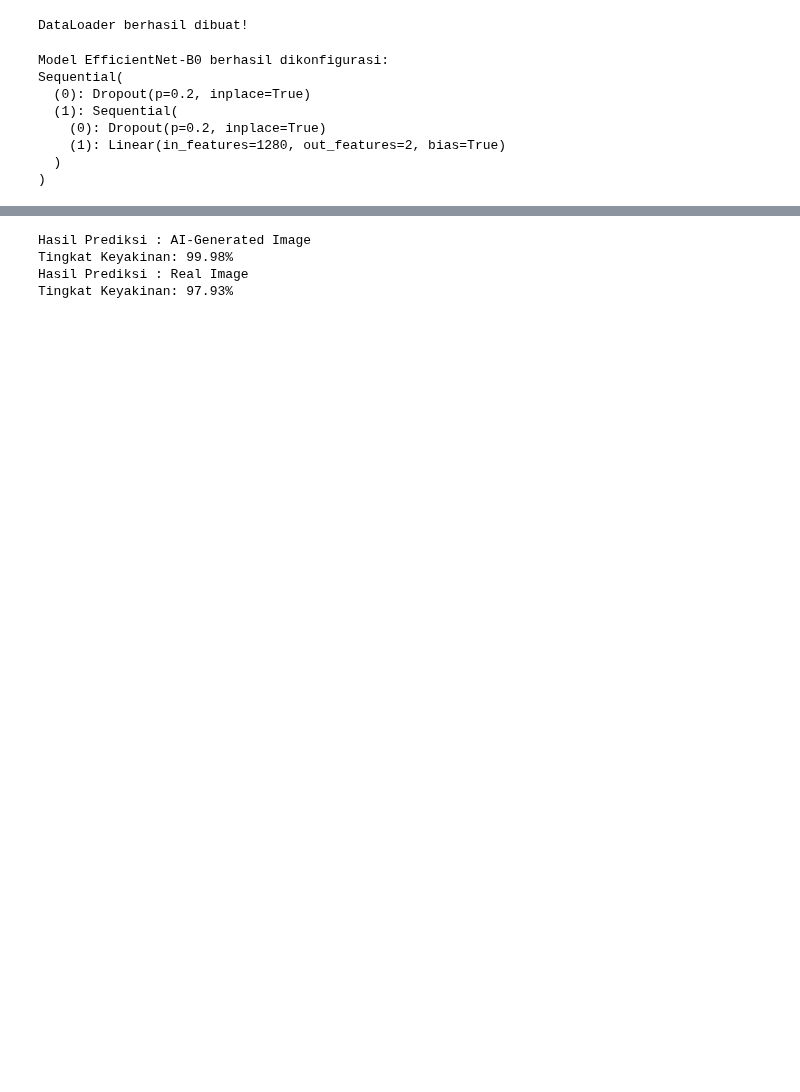
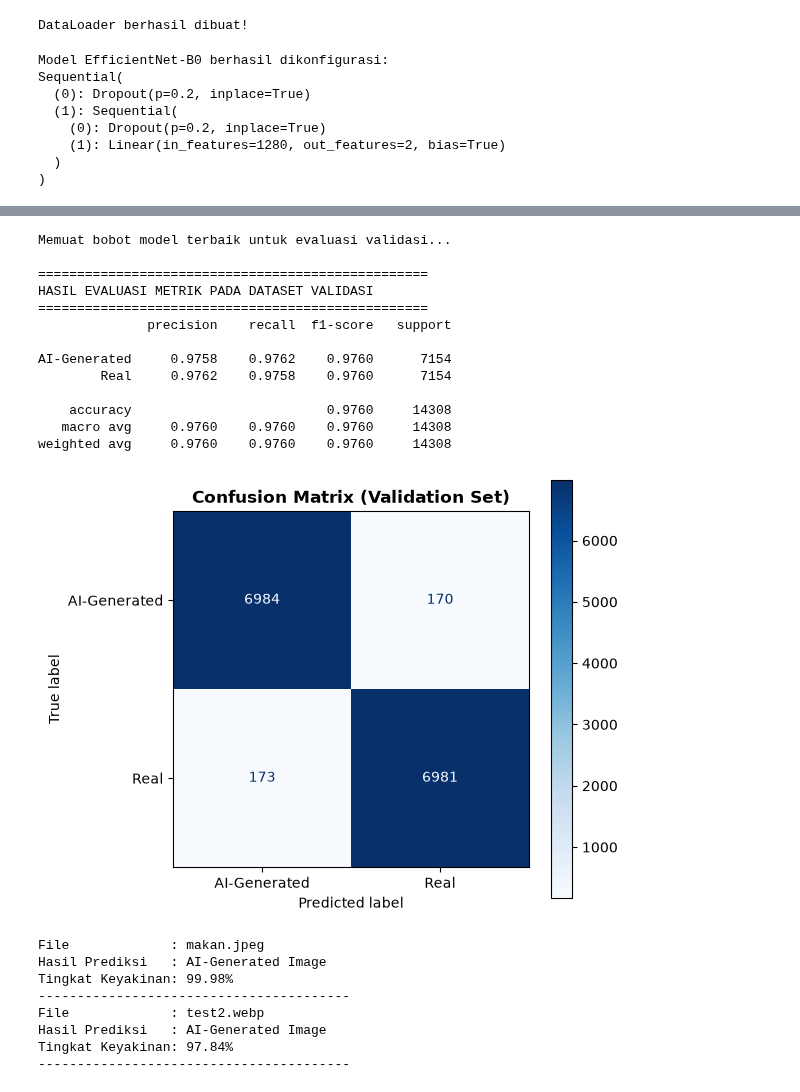
Before and after one commit to Teramoto669/AI-VS-Real-Image-Detection, a Jupyter notebook: AI vs Real image detection.ipynb, the cells around one changed output, grey strips where cells are left out. Drawn from its saved outputs; the diff is of its cells as text; code cells hidden in the pictures; blank space fills up the shorter version.

```diff
--- a/AI vs Real image detection.ipynb
+++ b/AI vs Real image detection.ipynb
@@ -240,4 +241,56 @@ plt.show()
+# %%
+from sklearn.metrics import classification_report, confusion_matrix, ConfusionMatrixDisplay
+
+print("Memuat bobot model terbaik untuk evaluasi validasi...")
+model.load_state_dict(torch.load("best_efficientnet_b0_ai_vs_real.pth"))
+model.eval()
+
+all_preds = []
+all_targets = []
+
+with torch.no_grad():
+    for images, labels in val_loader:
+        images = images.to(device)
+        outputs = model(images)
+        _, preds = torch.max(outputs, 1)
+
+        all_preds.extend(preds.cpu().numpy())
+        all_targets.extend(labels.numpy())
+
+class_names = ["AI-Generated", "Real"]
+
+# Classification Report (Precision, Recall, F1-Score)
+print("\n" + "="*50)
+print("HASIL EVALUASI METRIK PADA DATASET VALIDASI")
+print("="*50)
+print(classification_report(all_targets, all_preds, target_names=class_names, digits=4))
+
+# Visualisasi Confusion Matrix
+cm = confusion_matrix(all_targets, all_preds)
+fig, ax = plt.subplots(figsize=(6, 5))
+disp = ConfusionMatrixDisplay(confusion_matrix=cm, display_labels=class_names)
+disp.plot(cmap="Blues", ax=ax, values_format="d")
+plt.title("Confusion Matrix (Validation Set)", fontweight="bold")
+plt.tight_layout()
+plt.show()
+# %% [output]
+Memuat bobot model terbaik untuk evaluasi validasi...
+
+==================================================
+HASIL EVALUASI METRIK PADA DATASET VALIDASI
+==================================================
+              precision    recall  f1-score   support
+
+AI-Generated     0.9758    0.9762    0.9760      7154
+        Real     0.9762    0.9758    0.9760      7154
+
+    accuracy                         0.9760     14308
+   macro avg     0.9760    0.9760    0.9760     14308
+weighted avg     0.9760    0.9760    0.9760     14308
+[figure, added]
 # %%
+import os
+
 # Memuat bobot terbaik yang sudah disimpan
 model.load_state_dict(torch.load("best_efficientnet_b0_ai_vs_real.pth"))
 model.eval()
@@ -245,6 +298,10 @@ model.eval()
 label_map = {0: "AI-Generated Image", 1: "Real Image"}
 
 def predict_image(image_path, model):
+    if not os.path.exists(image_path):
+        print(f"[Peringatan] File gambar '{image_path}' tidak ditemukan.")
+        return
+
     img = Image.open(image_path).convert("RGB")
     tensor_img = val_transforms(img).unsqueeze(0).to(device)
 
@@ -253,14 +310,20 @@ def predict_image(image_path, model):
         probabilities = torch.softmax(output, dim=1)[0]
         confidence, predicted_class = torch.max(probabilities, 0)
 
-    print(f"Hasil Prediksi : {label_map[predicted_class.item()]}")
+    print(f"File             : {image_path}")
+    print(f"Hasil Prediksi   : {label_map[predicted_class.item()]}")
     print(f"Tingkat Keyakinan: {confidence.item() * 100:.2f}%")
+    print("-" * 40)
 
 # Contoh cara pemanggilan fungsi:
 predict_image("makan.jpeg", model)
-predict_image("wa.jpeg", model)
+predict_image("test2.webp", model)
 # %% [output]
-Hasil Prediksi : AI-Generated Image
+File             : makan.jpeg
+Hasil Prediksi   : AI-Generated Image
 Tingkat Keyakinan: 99.98%
-Hasil Prediksi : Real Image
-Tingkat Keyakinan: 97.93%
+----------------------------------------
+File             : test2.webp
+Hasil Prediksi   : AI-Generated Image
+Tingkat Keyakinan: 97.84%
+----------------------------------------
```
Also changed, not shown: parts of 4 cells of this notebook, 2 other files.
